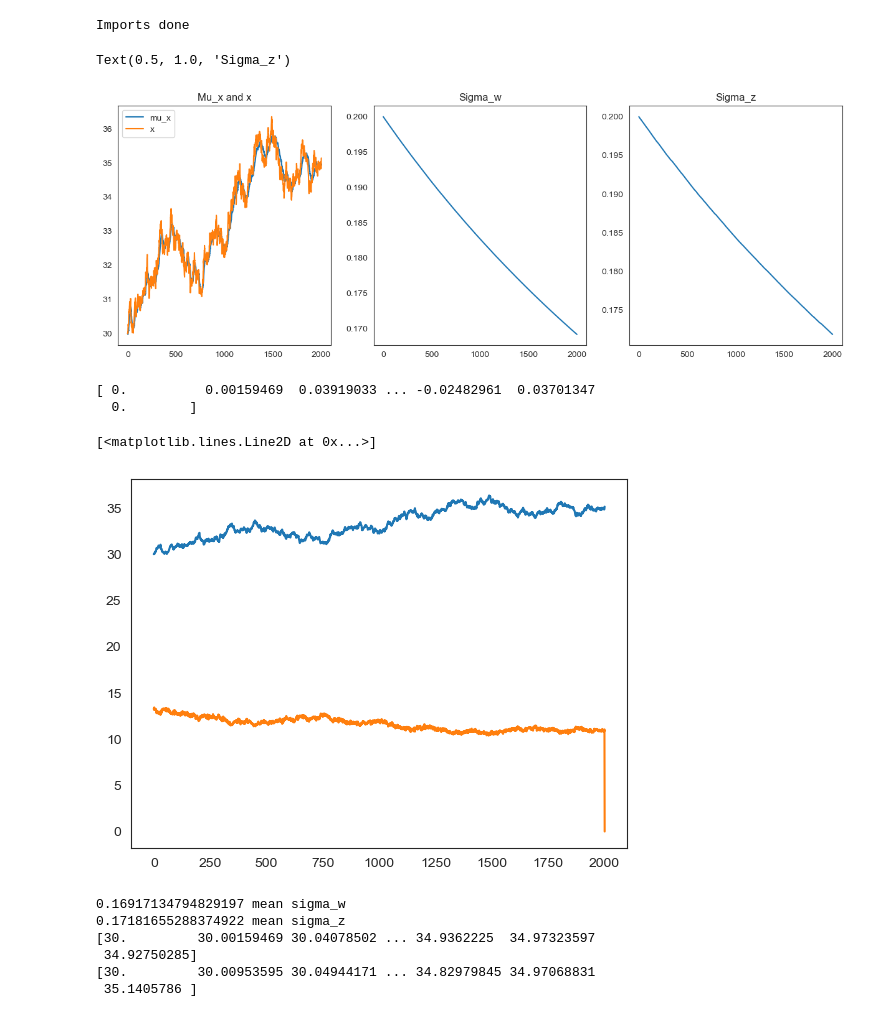
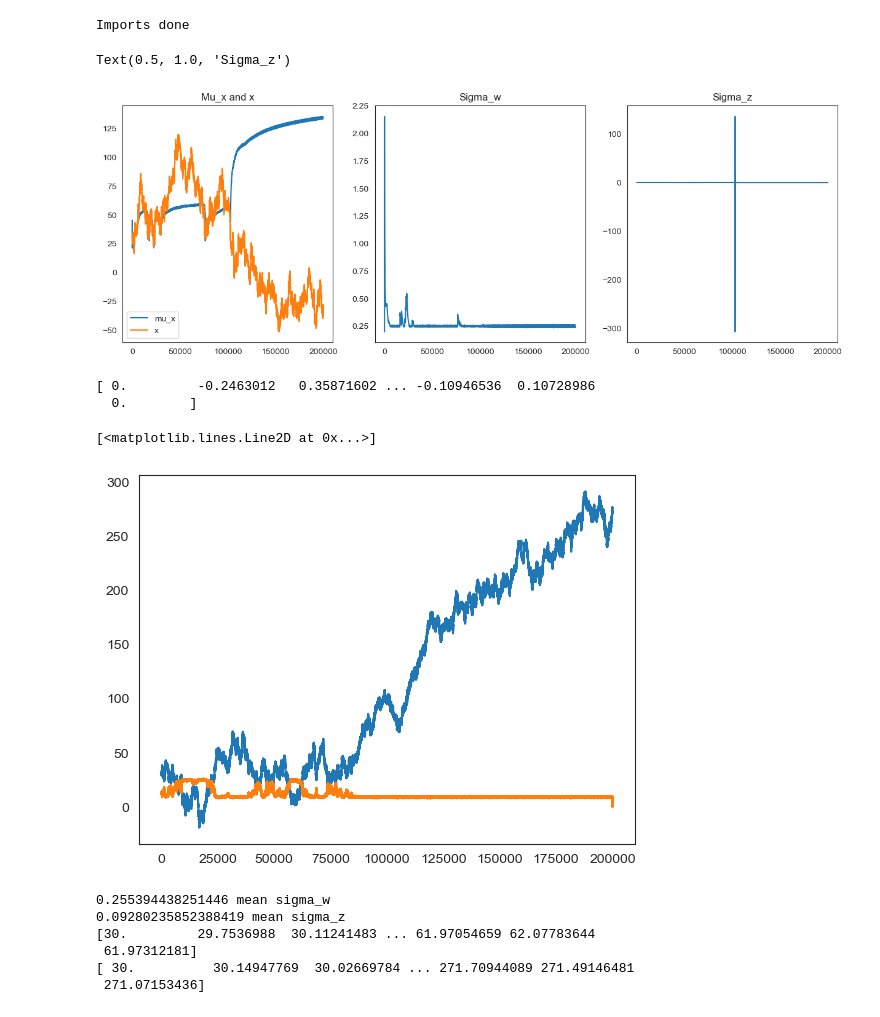
Before and after one commit to sebastiaan116/Affective-Active-Inference, a Jupyter notebook: Noise_test_xy.ipynb, the cells around one changed output. Drawn from its saved outputs; the diff is of its cells as text; code cells hidden in the pictures.

```diff
--- a/Noise_test_xy.ipynb
+++ b/Noise_test_xy.ipynb
@@ -16,7 +16,7 @@ Imports done
 from statistics import mean, variance, pstdev
 # Setting up the time data:
 dt = 0.005; # integration step, average neuron resets 200 times per second
-T = 10 + dt; # maximum time considered
+T = 1000 + dt; # maximum time considered
 t = np.arange(0,T,dt)
 N= t.size #Amount of data points
 
@@ -59,12 +59,12 @@ mu_v = 30
 x[0] = 30
 
 
-std_noise_x = 0.5
-std_noise_y = 0.5
+std_noise_x = 0.3
+std_noise_y = 0.3
 
-alpha_x = 1
-alpha_y = 1
-alpha_mux =20
+alpha_x = 0.5
+alpha_y = 0.5
+alpha_mux = 50
 dmuxvec= [0]
 
 
@@ -77,7 +77,7 @@ for i in np.arange(0,N-1):
    # x = x + np.random.randn(1)*std_noise
 
 
-    x[i+1] = x[i]        + np.random.randn(1)*std_noise_x
+    x[i+1] = x[i]       + np.random.randn(1)*std_noise_x
     y[i] = g_gp(x[i])   + np.random.randn(1)*std_noise_y
 
 
@@ -86,12 +86,12 @@ for i in np.arange(0,N-1):
 
 
     e_x[i] = mu_x[i] - mu_x[i-1]    #Originele noise injecstie
-    e_y[i] = y[i] - g_gp(mu_x[i]) #Originele noise injectie
+    e_y[i] = y[i] - g_gp(mu_x[i])   #Originele noise injectie
 
 
 
-    domega_x = alpha_x*(0.5*(1/omega_x[i] - e_x[i]**2))
-    domega_y = alpha_y*(0.5*(1/omega_y[i] - e_y[i]**2))
+    domega_x = alpha_x*(1/omega_x[i] - e_x[i]**2)
+    domega_y = alpha_y*(1/omega_y[i] - e_y[i]**2)
 
 
     omega_x[i+1] = omega_x[i] + dt*domega_x
@@ -100,34 +100,34 @@ for i in np.arange(0,N-1):
     dFdmu_x = e_x[i]*omega_x[i] - dg_gp(mu_x[i]) * e_y[i]*omega_y[i]
 
 
 
     dmu_x   = 0 - alpha_mux* dFdmu_x
 
     mu_x[i+1] = mu_x[i] + dt*dmu_x
 
     dmuxvec.append(dmu_x)
     sigma_x[i+1] =1/ omega_x[i+1]
     sigma_y[i+1] =1/ omega_y[i+1]
 
 
 plt.figure(figsize=(15, 5))
 plt.subplot(1,3,1)
 plt.plot(mu_x, label =  "mu_x")
 plt.plot(x, label = "x" )
 plt.legend()
 plt.title(label ="Mu_x and x")
 
 plt.subplot(1,3,2)
 plt.plot(sigma_x, label =  "sigma_w")
 plt.title(label ="Sigma_w")
 
 
 plt.subplot(1,3,3)
 plt.plot(sigma_y, label = "sigma_z")
 plt.title(label ="Sigma_z")
 # %% [output]
 Text(0.5, 1.0, 'Sigma_z')
-[figure, old version]
+[figure, new version]
 # %%
 # from statistics import mean, variance, pstdev
 # # Setting up the time data:
@@ -248,10 +248,10 @@ plt.figure()
 plt.plot(x)
 plt.plot(y)
 # %% [output]
-[ 0.          0.00159469  0.03919033 ... -0.02482961  0.03701347
+[ 0.         -0.2463012   0.35871602 ... -0.10946536  0.10728986
   0.        ]
 [<matplotlib.lines.Line2D at 0x...>]
-[figure, old version]
+[figure, new version]
 # %%
 
 print(np.mean(sigma_x[-1]), "mean sigma_w")
@@ -260,9 +260,9 @@ print(np.mean(sigma_y[-1]), "mean sigma_z")
 print(mu_x)
 print(x)
 # %% [output]
-0.16917134794829197 mean sigma_w
-0.17181655288374922 mean sigma_z
-[30.         30.00159469 30.04078502 ... 34.9362225  34.97323597
- 34.92750285]
-[30.         30.00953595 30.04944171 ... 34.82979845 34.97068831
- 35.1405786 ]
+0.255394438251446 mean sigma_w
+0.09280235852388419 mean sigma_z
+[30.         29.7536988  30.11241483 ... 61.97054659 62.07783644
+ 61.97312181]
+[ 30.          30.14947769  30.02669784 ... 271.70944089 271.49146481
+ 271.07153436]
```
Also changed, not shown: parts of 1 cell of this notebook, 3 other files.
